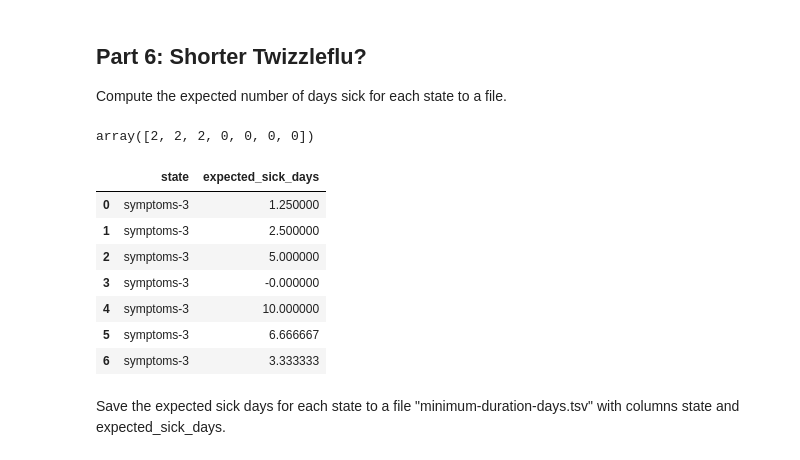
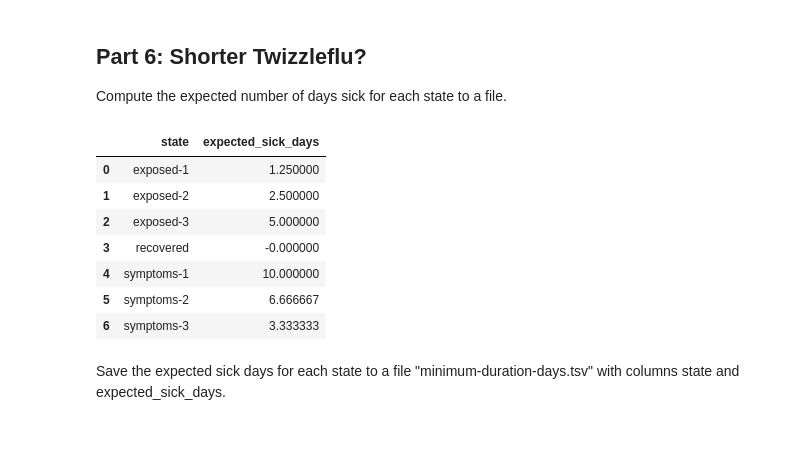
Before and after one commit to jtvon/dx704-project-06, a Jupyter notebook: project.ipynb, the cells around one changed output. Drawn from its saved outputs; the diff is of its cells as text; code cells hidden in the pictures.

```diff
--- a/project.ipynb
+++ b/project.ipynb
@@ -344,10 +344,6 @@ Submit "minimum-duration-actions.tsv" in Gradescope.
 ## Part 6: Shorter Twizzleflu?
 
 Compute the expected number of days sick for each state to a file.
-# %%
-a_5
-# %% [output]
-array([2, 2, 2, 0, 0, 0, 0])
 # %%
 # YOUR CHANGES HERE
 # Build Dictionary from Part 5
@@ -361,40 +357,40 @@ for i, state in enumerate(states):
     row = df_rewards_updated[(df_rewards_updated['state'] == state) & (df_rewards_updated['action'] == action)]
     if not row.empty:
         r_6[i] = row['reward'].values[0]
 
 # Build the transition matrix for the duration-optimal policy
 P_6 = np.zeros((S, S), dtype=float)
 for i, state in enumerate(states):
     action = duration_policy[state]
     # Get the transitions for state-action pair
     transitions = df_transitions[(df_transitions['state'] == state) & (df_transitions['action'] == action)]
     for _, row in transitions.iterrows():
         j = state_idx[row['next_state']]
         P_6[i, j] = row['probability']
 
 # Reshape for value_iteration
 r_6 = r_6.reshape(1, -1)
 P_6 = P_6.reshape(1, S, S)
 
 # Run the value iteration for the fixed policy
 gamma_6 = 1.0
 v_6 = value_iteration(r_6, P_6, gamma_6, max_iterations=10000, tolerance=1e-8) * -1
 
 # Save the results
 df_duration_days = pd.DataFrame({
-    'state':state,
+    'state':states,
     'expected_sick_days': v_6.flatten()
 })
 
 df_duration_days
 # %% [output]
 |  | state | expected_sick_days |
-| 0 | symptoms-3 | 1.250000 |
-| 1 | symptoms-3 | 2.500000 |
-| 2 | symptoms-3 | 5.000000 |
-| 3 | symptoms-3 | -0.000000 |
-| 4 | symptoms-3 | 10.000000 |
-| 5 | symptoms-3 | 6.666667 |
+| 0 | exposed-1 | 1.250000 |
+| 1 | exposed-2 | 2.500000 |
+| 2 | exposed-3 | 5.000000 |
+| 3 | recovered | -0.000000 |
+| 4 | symptoms-1 | 10.000000 |
+| 5 | symptoms-2 | 6.666667 |
 | 6 | symptoms-3 | 3.333333 |
 # %% [markdown]
 Save the expected sick days for each state to a file "minimum-duration-days.tsv" with columns state and expected_sick_days.
```
Also changed, not shown: parts of 5 cells of this notebook, 2 other files.
